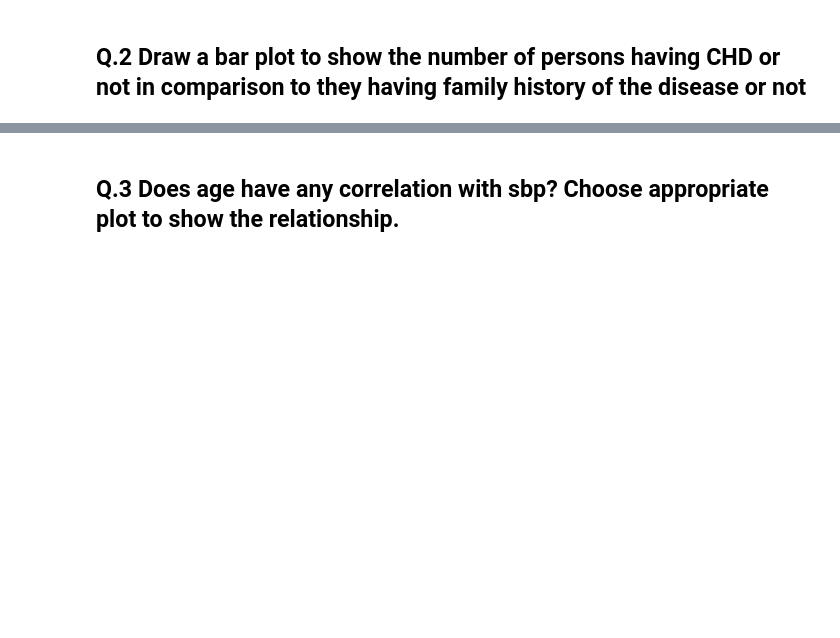
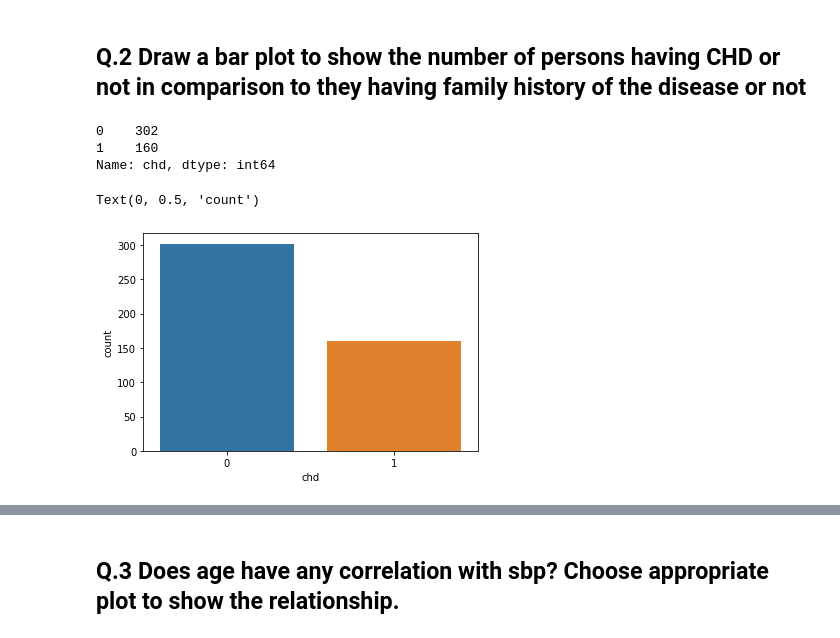
Before and after one commit to ShrayankM/M.Tech.-SemII-Programs, a Jupyter notebook: Data Analytics/A1.ipynb, the cells around one changed output, grey strips where cells are left out. Cells and saved outputs as stored; diff of their text form; code cells hidden in the pictures; blank space fills up the shorter version.

```diff
--- a/Data Analytics/A1.ipynb
+++ b/Data Analytics/A1.ipynb
@@ -55,3 +55,15 @@ dtypes: float64(5), int64(4), object(1)
 memory usage: 36.2+ KB
 # %% [markdown]
 ## Q.2 Draw a bar plot to show the number of persons having CHD or not in comparison to they having family history of the disease or not
+# %%
+print(heartdf['chd'].value_counts())
+sns.barplot(x = heartdf['chd'].value_counts().index, y = heartdf['chd'].value_counts());
+
+plt.xlabel('chd')
+plt.ylabel('count')
+# %% [output]
+0    302
+1    160
+Name: chd, dtype: int64
+Text(0, 0.5, 'count')
+[figure, added]
```
Also changed, not shown: parts of 1 cell of this notebook.
